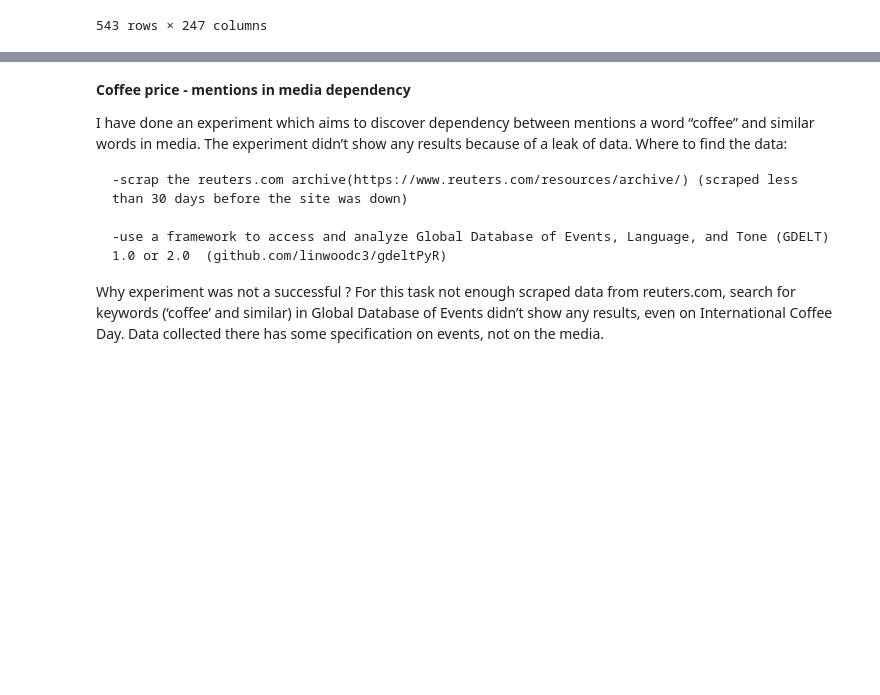
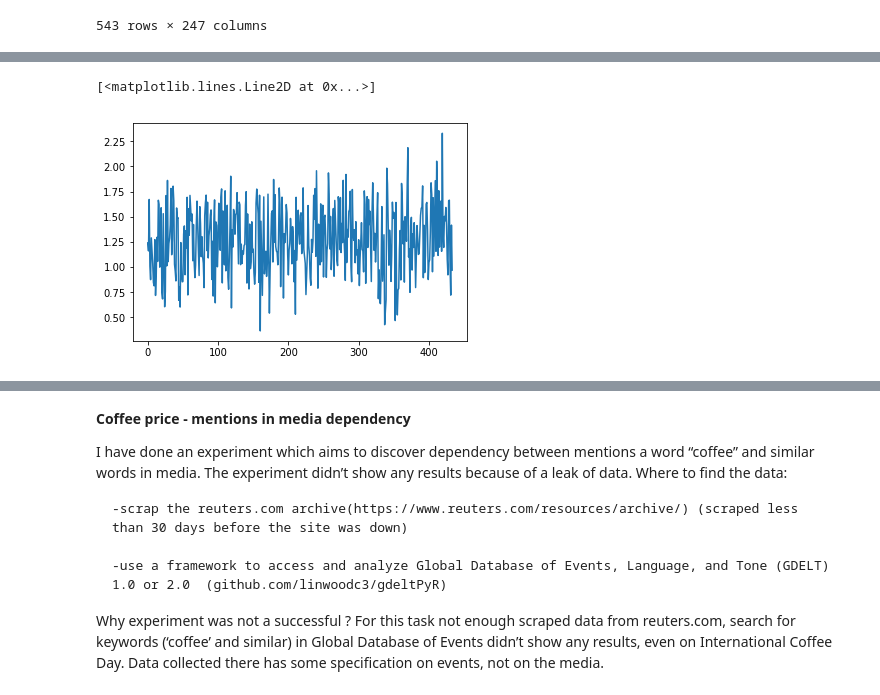
Before and after one commit to irynakostyshyn/coffee-price-prediction, a Jupyter notebook: merge_datasets.ipynb, the cells around one changed output, grey strips where cells are left out. Cells and saved outputs as stored; diff of their text form; code cells hidden in the pictures; blank space fills up the shorter version.

```diff
--- a/merge_datasets.ipynb
+++ b/merge_datasets.ipynb
@@ -472,0 +527,5 @@ df.to_csv("data/data/data_for_renges.csv")
+# %%
+plt.plot(pred_train)
+# %% [output]
+[<matplotlib.lines.Line2D at 0x...>]
+[figure, added]
```
Also changed, not shown: parts of 12 cells of this notebook, 2 other files.
